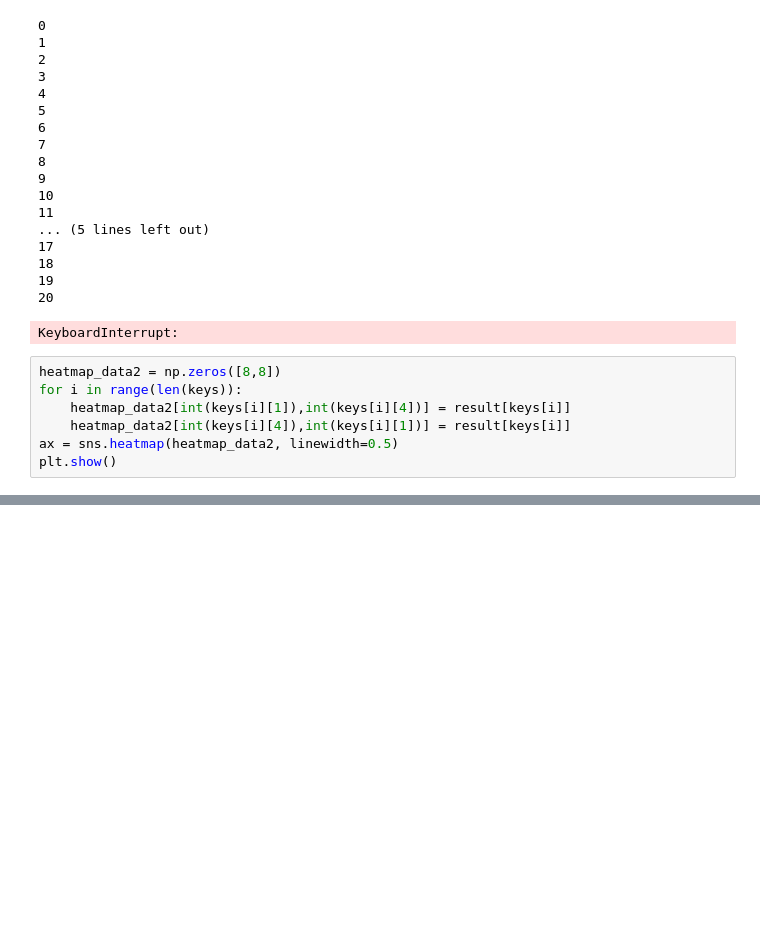
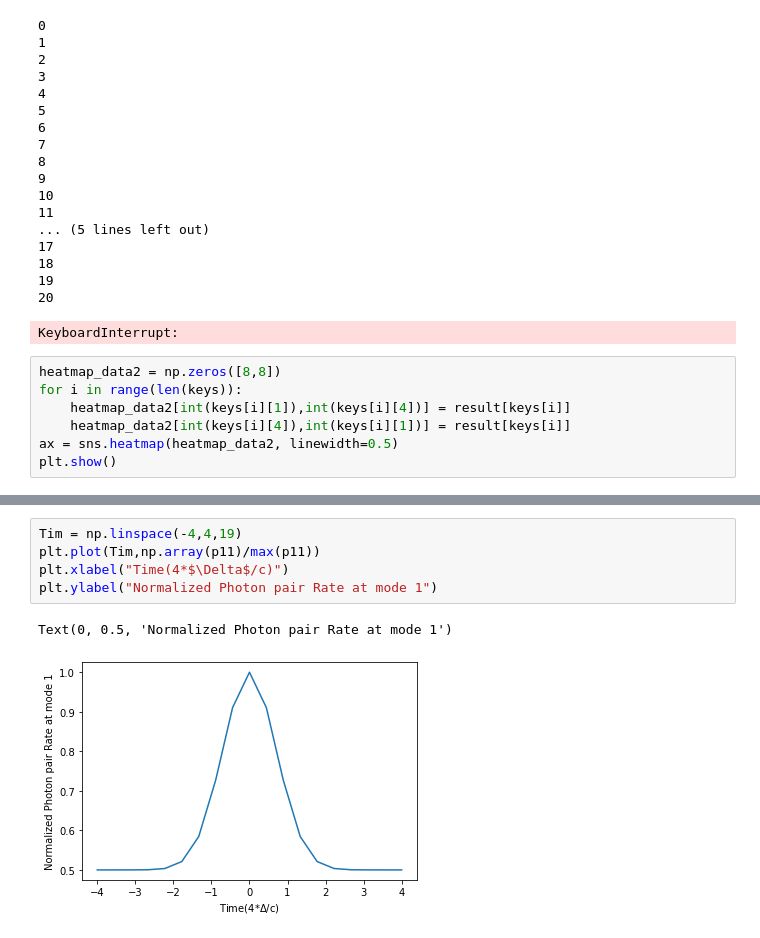
Before and after one commit to CodieKev/Simulation_of_a_Quantum-Photonic_Processor, a Jupyter notebook: time_delay_unit_cell_18_1.ipynb, the cells around one changed output, grey strips where cells are left out. Cells and saved outputs as stored; diff of their text form; blank space fills up the shorter version.

```diff
--- a/time_delay_unit_cell_18_1.ipynb
+++ b/time_delay_unit_cell_18_1.ipynb
@@ -437,0 +481,8 @@ plt.show()
+# %%
+Tim = np.linspace(-4,4,19)
+plt.plot(Tim,np.array(p11)/max(p11))
+plt.xlabel("Time(4*$\Delta$/c)")
+plt.ylabel("Normalized Photon pair Rate at mode 1")
+# %% [output]
+Text(0, 0.5, 'Normalized Photon pair Rate at mode 1')
+[figure, added]
```
Also changed, not shown: parts of 10 cells of this notebook.
